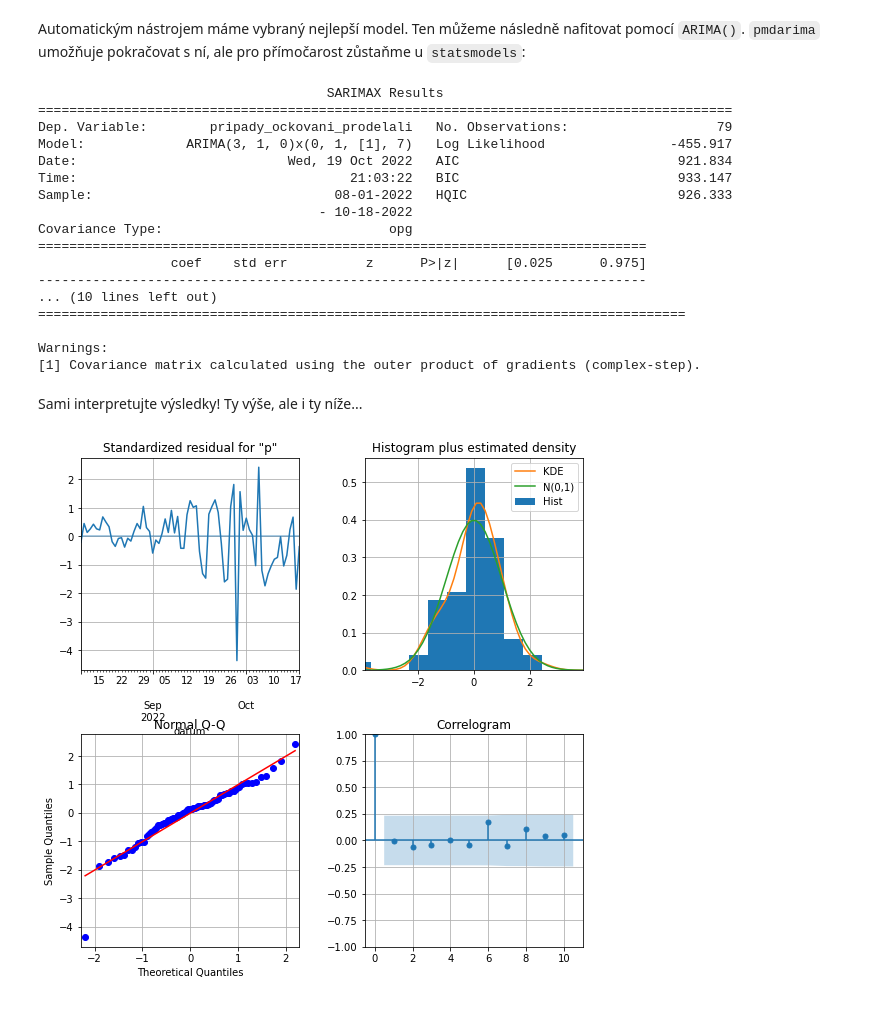
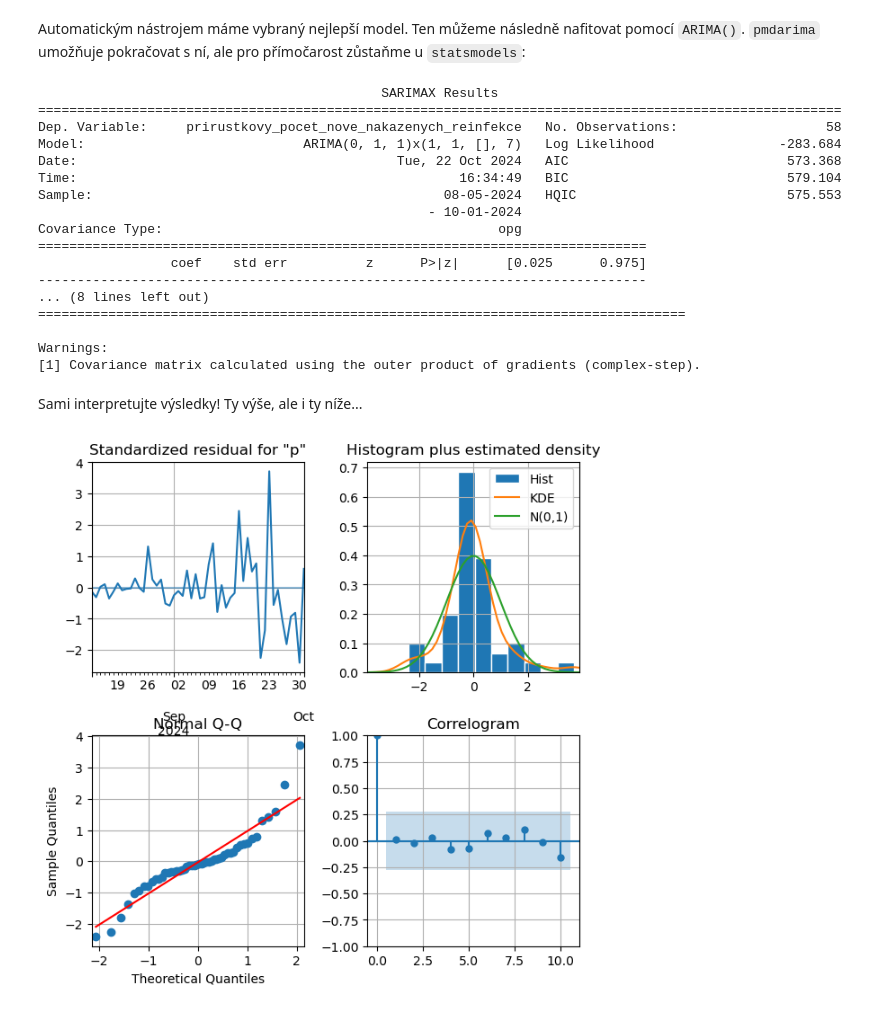
Before and after one commit to kamil-dedecius/mi-scr, a Jupyter notebook: cviceni/5_lab/1_SARIMA.ipynb, the cells around one changed output. Cells and saved outputs as stored; diff of their text form; code cells hidden in the pictures.

```diff
--- a/cviceni/5_lab/1_SARIMA.ipynb
+++ b/cviceni/5_lab/1_SARIMA.ipynb
@@ -23,5 +21,5 @@ Uvažujme opět datovou sadu poskytovanou MZ ČR s následujícím popisem:
 # %%
-fn = 'nakazeni-reinfekce.csv'
-data = pd.read_csv(fn, index_col=1, parse_dates=True, infer_datetime_format=True)
-data.head()
+fn = 'nakazeni-vyleceni-umrti-testy.csv'
+data = pd.read_csv(fn, index_col=0, parse_dates=True, infer_datetime_format=True)
+data.tail()
 # %% [output]
@@ -36,7 +33,7 @@ data.head()
 # %% [markdown]
 Zaměříme se na jeden ze sloupečků, v zásadě je jedno, jaký. Mají data nějaké význačné vlastnosti?
 # %%
-df_analysis = data['pripady_ockovani_prodelali'].last('3M')
+df_analysis = data['prirustkovy_pocet_nove_nakazenych_reinfekce'].last('12W')
 df_analysis = df_analysis.asfreq('D')
 
 tsplot(df_analysis, lags=15)
@@ -59,5 +56,9 @@ tsplot(df_analysis_d7_d1, lags=10)
 # %% [markdown]
 Jakousi představu bychom měli, můžeme se podívat, jak bude korespondovat s automatizovaným odhadem řádů SARIMA modelu.
+# %%
+analysis_to_date = '2024-10-01'
+df_analysis_full = df_analysis
+df_analysis_train = df_analysis.loc[:analysis_to_date]
 # %% [markdown]
 ### Odhad řádů pomocí `pmdarima`
 
@@ -90,23 +91,23 @@ Total fit time: 34.794 seconds
 # %% [markdown]
 Automatickým nástrojem máme vybraný nejlepší model. Ten můžeme následně nafitovat pomocí `ARIMA()`. `pmdarima` umožňuje pokračovat s ní, ale pro přímočarost zůstaňme u `statsmodels`:
 # %%
-model = ARIMA(df_analysis, order=(3,1,0), seasonal_order=(0,1,1,7), trend='n')
+model = ARIMA(df_analysis_train, order=(0,1,1), seasonal_order=(1,1,0,7), trend='n')
 res = model.fit()
 print(res.summary())
 # %% [output]
-                                     SARIMAX Results
-=========================================================================================
-Dep. Variable:        pripady_ockovani_prodelali   No. Observations:                   79
-Model:             ARIMA(3, 1, 0)x(0, 1, [1], 7)   Log Likelihood                -455.917
-Date:                           Wed, 19 Oct 2022   AIC                            921.834
-Time:                                   21:03:22   BIC                            933.147
-Sample:                               08-01-2022   HQIC                           926.333
-                                    - 10-18-2022
-Covariance Type:                             opg
+                                            SARIMAX Results
+=======================================================================================================
+Dep. Variable:     prirustkovy_pocet_nove_nakazenych_reinfekce   No. Observations:                   58
+Model:                            ARIMA(0, 1, 1)x(1, 1, [], 7)   Log Likelihood                -283.684
+Date:                                         Tue, 22 Oct 2024   AIC                            573.368
+Time:                                                 16:34:49   BIC                            579.104
+Sample:                                             08-05-2024   HQIC                           575.553
+                                                  - 10-01-2024
+Covariance Type:                                           opg
 ==============================================================================
                  coef    std err          z      P>|z|      [0.025      0.975]
 ------------------------------------------------------------------------------
-... (10 lines left out)
+... (8 lines left out)
 ===================================================================================
 
 Warnings:
@@ -114,7 +115,7 @@ Warnings:
 # %% [markdown]
 Sami interpretujte výsledky! Ty výše, ale i ty níže...
 # %%
-res.plot_diagnostics(figsize=(9,9))
+res.plot_diagnostics(figsize=(7,7))
 plt.show()
 # %% [output]
-[figure, old version]
+[figure, new version]
```
Also changed, not shown: parts of 11 cells of this notebook, 1 other file.
